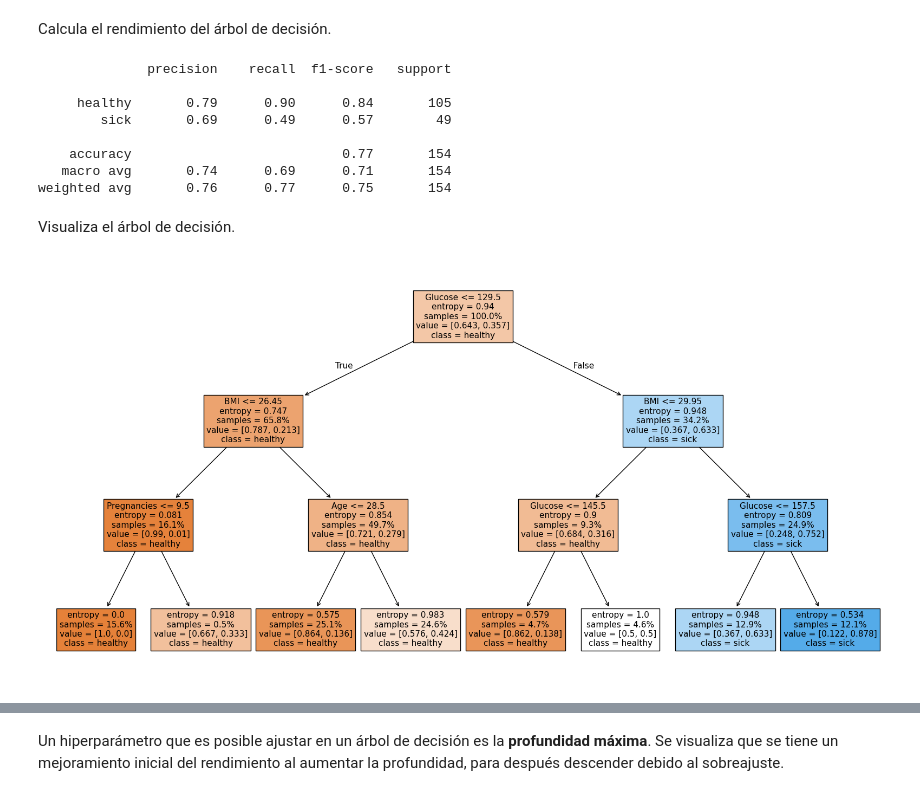
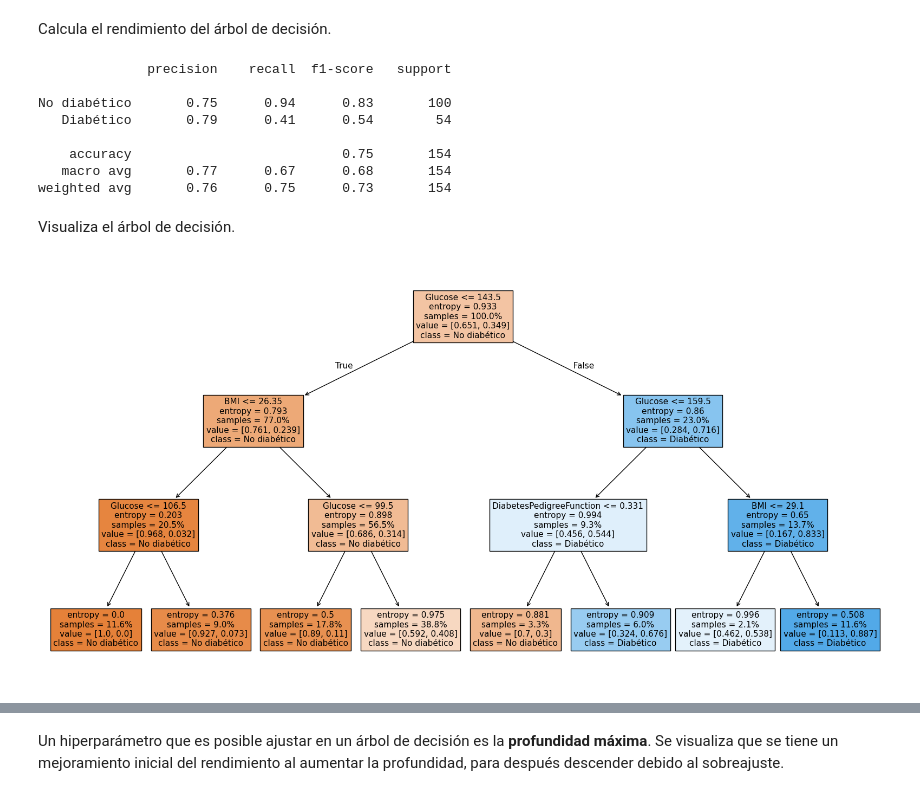
Before and after one commit to JaznaLaProfe/Mineria_de_datos, a Jupyter notebook: notebooks/9_BIY7121_Árbol_de_decisión.ipynb, the cells around one changed output, grey strips where cells are left out. Cells and saved outputs as stored; diff of their text form; code cells hidden in the pictures.

Commit message:
Actualiza notebook de clasificación
Mejoras en el nombre descriptivo de las clases y agrega uso de stratify

```diff
--- a/notebooks/9_BIY7121_Árbol_de_decisión.ipynb
+++ b/notebooks/9_BIY7121_Árbol_de_decisión.ipynb
@@ -296,30 +296,30 @@ Calcula el rendimiento del árbol de decisión.
 # %%
 print(classification_report(
     diabetes_label_test,
-    tree.predict(diabetes_features_test), target_names=["healthy","sick"]
+    tree.predict(diabetes_features_test), target_names=["No diabético","Diabético"]
 ))
 # %% [output]
               precision    recall  f1-score   support
 
-     healthy       0.79      0.90      0.84       105
-        sick       0.69      0.49      0.57        49
+No diabético       0.75      0.94      0.83       100
+   Diabético       0.79      0.41      0.54        54
 
-    accuracy                           0.77       154
-   macro avg       0.74      0.69      0.71       154
-weighted avg       0.76      0.77      0.75       154
+    accuracy                           0.75       154
+   macro avg       0.77      0.67      0.68       154
+weighted avg       0.76      0.75      0.73       154
 # %% [markdown]
 Visualiza el árbol de decisión.
 # %%
 plt.figure(figsize = (20,10))
 plot_tree( # Función que permite visualizar el árbol de decisión ajustado.
     tree, # Objeto que representa el árbol de decisión entrenado.
     feature_names = diabetes_features.columns, # Nombres de las variables utilizadas para entrenar.
-    class_names = ["healthy","sick"], # Nombre de las clases que estamos prediciendo.
+    class_names = ["No diabético","Diabético"], # Nombre de las clases que se están prediciendo.
     label = "all", # Etiqueta todas características de cada nodo.
     proportion = True, # Visualiza las proporciones de datos en cada nodo de decisión,
     filled=True, # Colorea los nodos
     fontsize=11, # Establece el tamaño de la letra del texto dentro de cada nodo.
 )
 plt.show()
 # %% [output]
-[figure, old version]
+[figure, new version]
```
Also changed, not shown: parts of 18 cells of this notebook.
